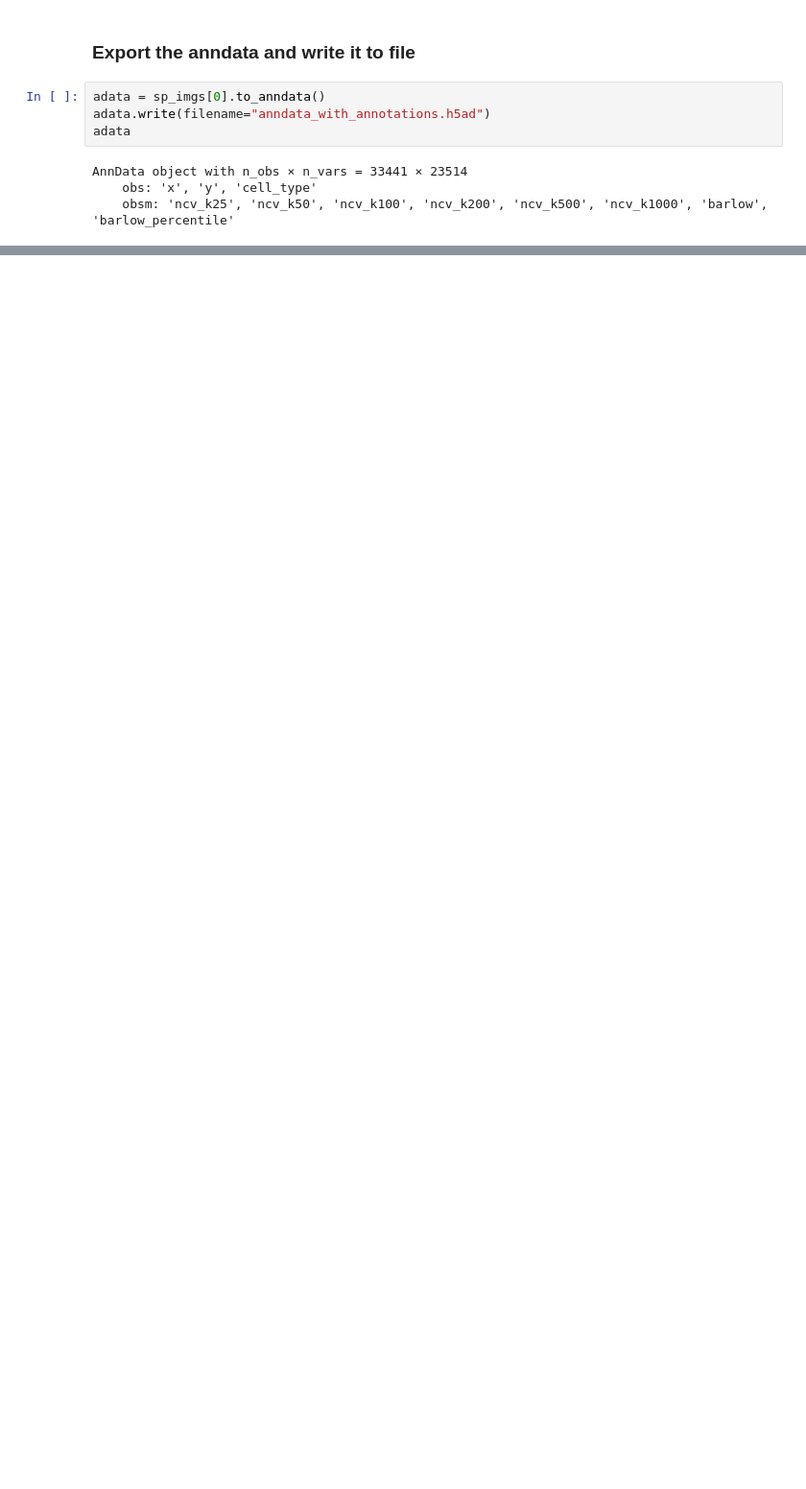
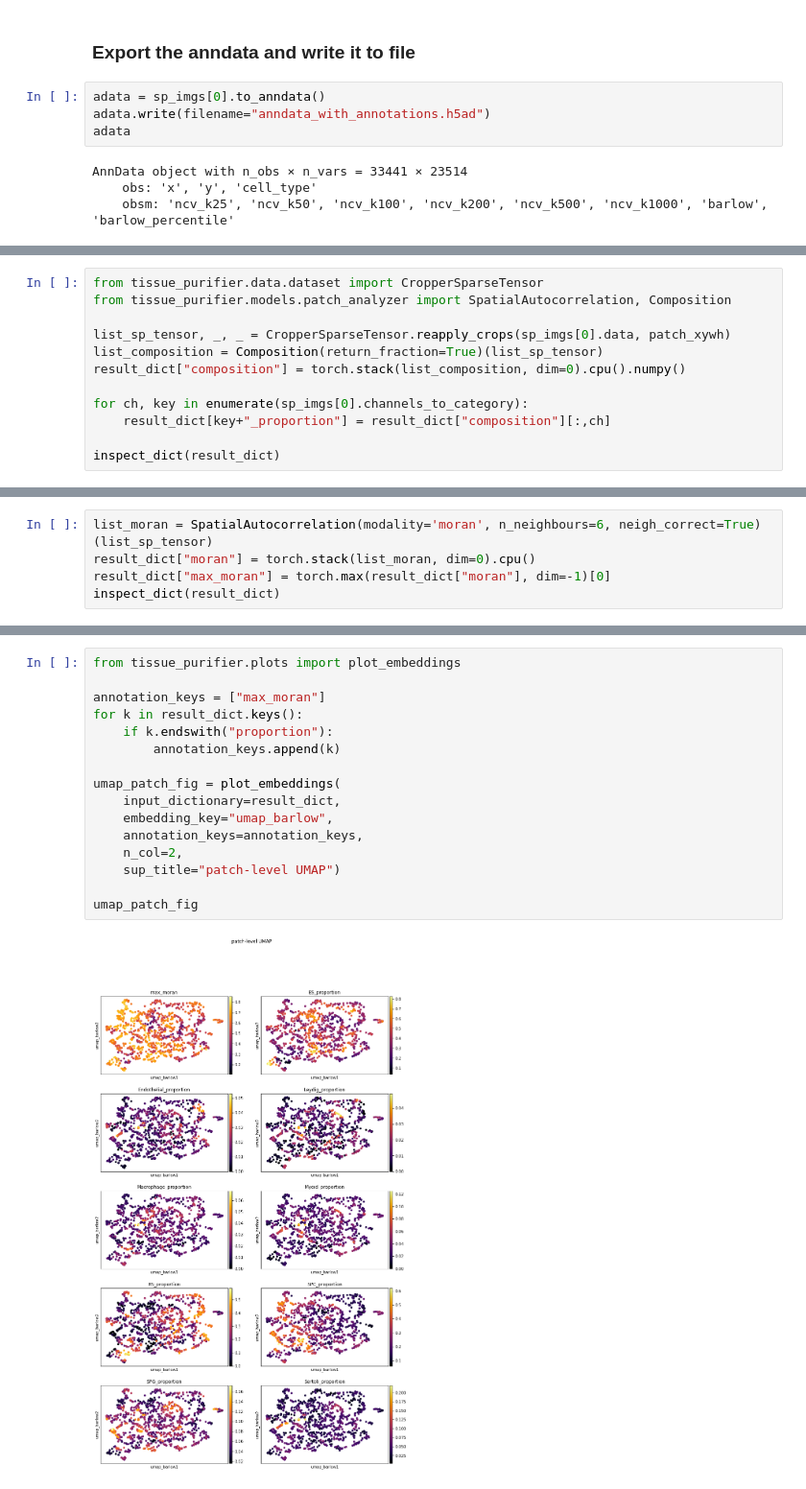
Before and after one commit to broadinstitute/tissue_purifier, a Jupyter notebook: notebooks/notebook2.ipynb, the cells around one changed output, grey strips where cells are left out. Shown at 96% size. Cells and saved outputs as stored; diff of their text form; blank space fills up the shorter version.

```diff
--- a/notebooks/notebook2.ipynb
+++ b/notebooks/notebook2.ipynb
@@ -349,0 +379,12 @@ AnnData object with n_obs × n_vars = 33441 × 23514
+# %%
+from tissue_purifier.data.dataset import CropperSparseTensor
+from tissue_purifier.models.patch_analyzer import SpatialAutocorrelation, Composition
+
+list_sp_tensor, _, _ = CropperSparseTensor.reapply_crops(sp_imgs[0].data, patch_xywh)
+list_composition = Composition(return_fraction=True)(list_sp_tensor)
+result_dict["composition"] = torch.stack(list_composition, dim=0).cpu().numpy()
+
+for ch, key in enumerate(sp_imgs[0].channels_to_category):
+    result_dict[key+"_proportion"] = result_dict["composition"][:,ch]
+
+inspect_dict(result_dict)
@@ -349,0 +406,5 @@ AnnData object with n_obs × n_vars = 33441 × 23514
+# %%
+list_moran = SpatialAutocorrelation(modality='moran', n_neighbours=6, neigh_correct=True)(list_sp_tensor)
+result_dict["moran"] = torch.stack(list_moran, dim=0).cpu()
+result_dict["max_moran"] = torch.max(result_dict["moran"], dim=-1)[0]
+inspect_dict(result_dict)
@@ -349,0 +426,18 @@ AnnData object with n_obs × n_vars = 33441 × 23514
+# %%
+from tissue_purifier.plots import plot_embeddings
+
+annotation_keys = ["max_moran"]
+for k in result_dict.keys():
+    if k.endswith("proportion"):
+        annotation_keys.append(k)
+
+umap_patch_fig = plot_embeddings(
+    input_dictionary=result_dict,
+    embedding_key="umap_barlow",
+    annotation_keys=annotation_keys,
+    n_col=2,
+    sup_title="patch-level UMAP")
+
+umap_patch_fig
+# %% [output]
+[figure, added]
```
Also changed, not shown: parts of 18 cells of this notebook, 2 other files.
